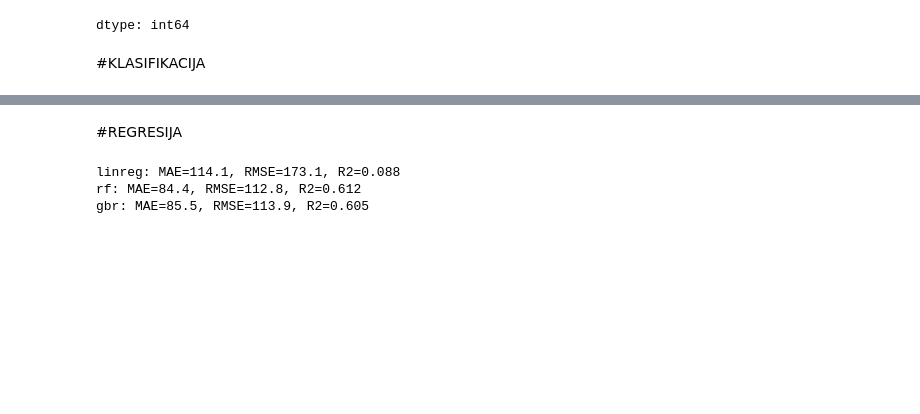
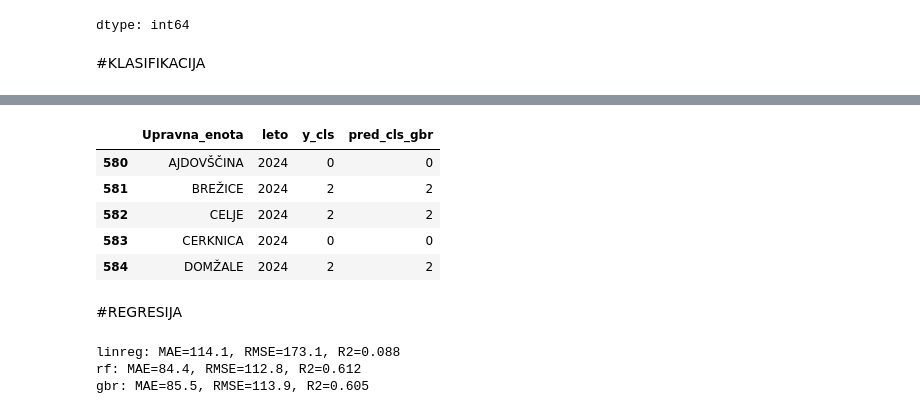
Before and after one commit to matijag13/kriminaliteta, a Jupyter notebook: ISSU_Projekt_Gusel.ipynb, the cells around one changed output, grey strips where cells are left out. Cells and saved outputs as stored; diff of their text form; code cells hidden in the pictures; blank space fills up the shorter version.

```diff
--- a/ISSU_Projekt_Gusel.ipynb
+++ b/ISSU_Projekt_Gusel.ipynb
@@ -925,3 +924,95 @@ Passing `palette` without assigning `hue` is deprecated and will be removed in v
 dtype: int64
 # %% [markdown]
 #KLASIFIKACIJA
+# %%
+df = df_master.copy().sort_values(["Upravna_enota", "leto"])
+
+df["kd_na_10k"] = df["st_kaznivih_dejanj"] / df["Prebivalstvo"] * 10_000
+df["tujci_na_1k"] = df["Tujci"] / df["Prebivalstvo"] * 1_000
+df["delovno_aktivni_rate"] = df["st_delovno_aktivnih"] / df["Prebivalstvo"]
+df["edu_low"]  = (df["BrezIzobrazbe_nepopolnaOŠ"] + df["Osnovnošolska"]) / df["Prebivalstvo"]
+df["edu_mid"]  = df["Srednješolska_Skupaj"] / df["Prebivalstvo"]
+df["edu_high"] = (df["Visokošolska_1"] + df["Visokošolska_2"] + df["Visokošolska_3"]) / df["Prebivalstvo"]
+df["age_0_14"]  = df["0-14 let"] / df["Prebivalstvo"]
+df["age_19_26"] = df["19-26 let"] / df["Prebivalstvo"]
+df["age_27_64"] = df["27-64 let"] / df["Prebivalstvo"]
+df["age_65p"]   = df["65 + let"] / df["Prebivalstvo"]
+df["leto_num"]  = df["leto"]
+
+df["kd_na_10k_lag1"] = df.groupby("Upravna_enota")["kd_na_10k"].shift(1)
+df["tujci_na_1k_lag1"] = df.groupby("Upravna_enota")["tujci_na_1k"].shift(1)
+df["delovno_aktivni_rate_lag1"] = df.groupby("Upravna_enota")["delovno_aktivni_rate"].shift(1)
+
+df["delta_tujci"] = df["tujci_na_1k"] - df["tujci_na_1k_lag1"]
+df["delta_delovno"] = df["delovno_aktivni_rate"] - df["delovno_aktivni_rate_lag1"]
+
+df["kd_na_10k_roll3_lag"] = (
+    df.groupby("Upravna_enota")["kd_na_10k"]
+      .transform(lambda s: s.shift(1).rolling(3, min_periods=1).mean())
+)
+
+feat_cols = [
+    "tujci_na_1k", "delovno_aktivni_rate",
+    "edu_low", "edu_mid", "edu_high",
+    "age_0_14", "age_19_26", "age_27_64", "age_65p",
+    "leto_num",
+    "kd_na_10k_lag1",
+    "tujci_na_1k_lag1", "delta_tujci",
+    "delovno_aktivni_rate_lag1", "delta_delovno",
+    "kd_na_10k_roll3_lag"
+]
+
+# === Časovni split ===
+train = df[df.leto <= 2023].copy()
+test  = df[df.leto == 2024].copy()
+
+# === Target binning (tercili) na TRAIN, potem apply na TEST z istimi robovi ===
+y_cont_train = train["kd_na_10k"]
+bins = np.quantile(y_cont_train.dropna(), [0, 1/3, 2/3, 1])  # tercili
+# Dodaj epsilon, da preprečiš težave na robovih
+bins[0] -= 1e-6; bins[-1] += 1e-6
+
+train["y_cls"] = pd.cut(train["kd_na_10k"], bins=bins, labels=[0,1,2])
+test["y_cls"]  = pd.cut(test["kd_na_10k"],  bins=bins, labels=[0,1,2])
+
+X_train = train[feat_cols].fillna(train[feat_cols].median())
+X_test  = test[feat_cols].fillna(train[feat_cols].median())
+y_train = train["y_cls"].astype(int)
+y_test  = test["y_cls"].astype(int)
+
+# === Standardizacija za modele, ki to potrebujejo (logreg) ===
+scaler = StandardScaler()
+X_train_s = scaler.fit_transform(X_train)
+X_test_s  = scaler.transform(X_test)
+
+models = {
+    "logreg": ("scaled", LogisticRegression(max_iter=200, multi_class="auto")),
+    "rf":     ("raw",    RandomForestClassifier(n_estimators=400, max_depth=None, random_state=42, class_weight="balanced")),
+    "gbr":    ("raw",    GradientBoostingClassifier(random_state=42))
+}
+
+def eval_clf(name, use_scaled, model):
+    if use_scaled:
+        model.fit(X_train_s, y_train)
+        preds = model.predict(X_test_s)
+    else:
+        model.fit(X_train, y_train)
+        preds = model.predict(X_test)
+    acc = accuracy_score(y_test, preds)
+    f1m = f1_score(y_test, preds, average="macro")
+    f1w = f1_score(y_test, preds, average="weighted")
+    print(f"{name:6s} | Acc={acc:6.3f} | F1-macro={f1m:6.3f} | F1-weighted={f1w:6.3f}")
+    print(confusion_matrix(y_test, preds))
+    return preds
+
+preds_clf = {}
+for name, (mode, model) in models.items():
+    preds = eval_clf(name, use_scaled=(mode=="scaled"), model=model)
+    preds_clf[name] = preds
+
+# Primer poročila za najboljši model (npr. gbr ali rf)
+best_preds = preds_clf["gbr"]
+print("\nClassification report (gbr):\n", classification_report(y_test, best_preds))
+test["pred_cls_gbr"] = best_preds
+test[["Upravna_enota", "leto", "y_cls", "pred_cls_gbr"]].head()
+# %% [output]
@@ -928,3 +1036,9 @@ dtype: int64
+|  | Upravna_enota | leto | y_cls | pred_cls_gbr |
+| 580 | AJDOVŠČINA | 2024 | 0 | 0 |
+| 581 | BREŽICE | 2024 | 2 | 2 |
+| 582 | CELJE | 2024 | 2 | 2 |
+| 583 | CERKNICA | 2024 | 0 | 0 |
+| 584 | DOMŽALE | 2024 | 2 | 2 |
 # %% [markdown]
 #REGRESIJA
 # %%
```
Also changed, not shown: parts of 9 cells of this notebook.
